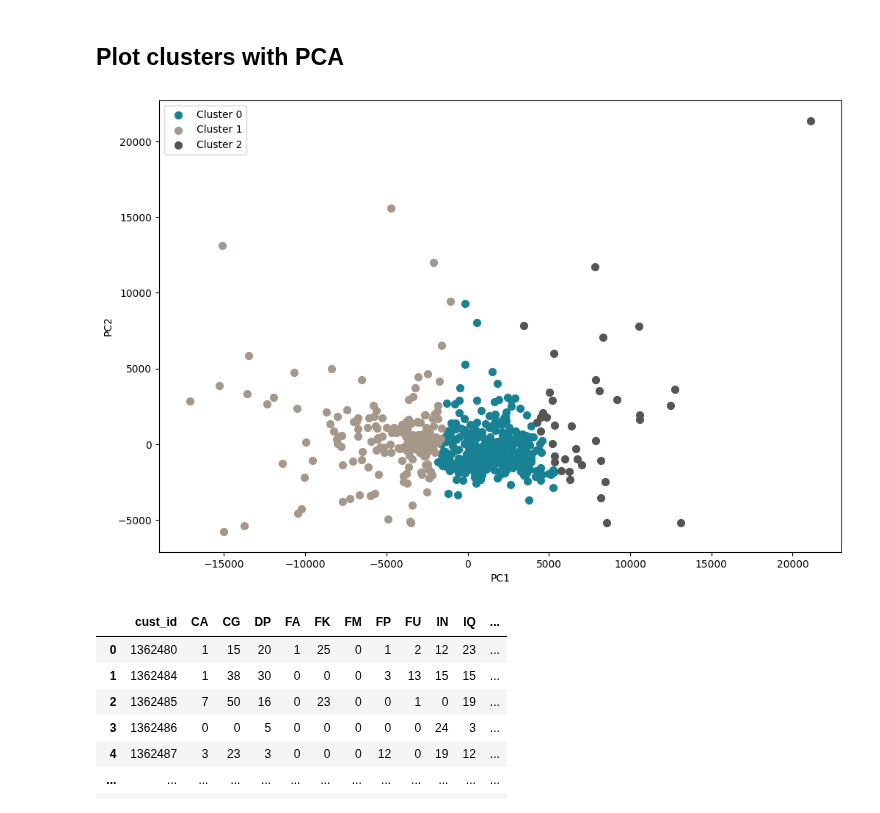
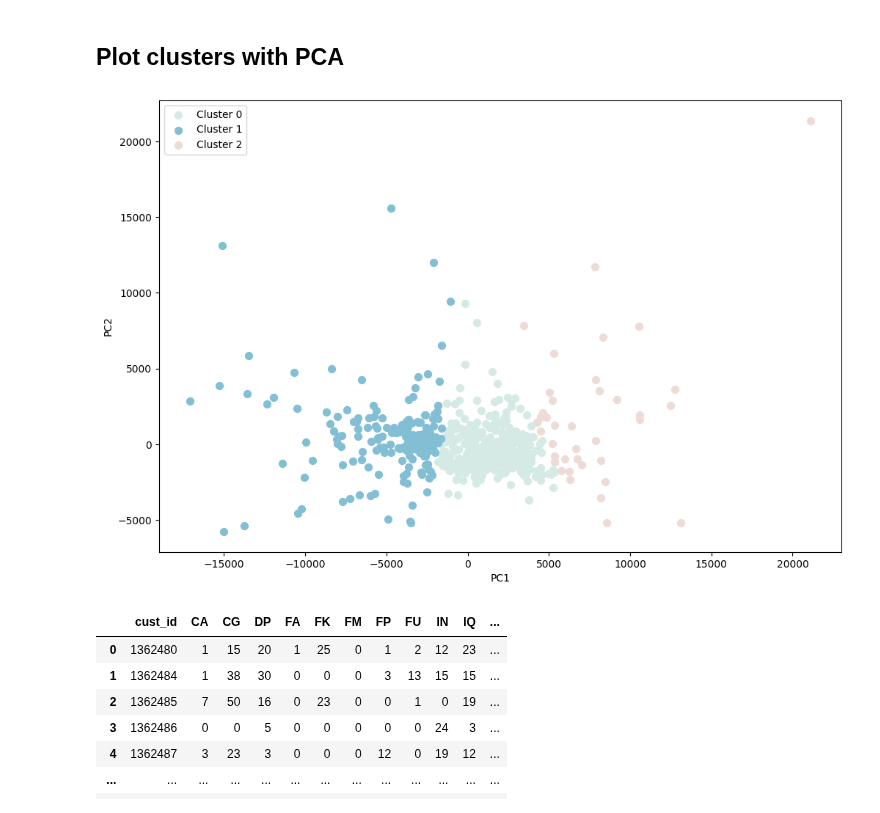
Before and after one commit to btmarsh6/mini-project-III, a Jupyter notebook: Brittany_Good_Clusters.ipynb, the cells around one changed output. Drawn from its saved outputs; the diff is of its cells as text; code cells hidden in the pictures.

```diff
--- a/Brittany_Good_Clusters.ipynb
+++ b/Brittany_Good_Clusters.ipynb
@@ -112,25 +115,26 @@ The default value of `n_init` will change from 10 to 'auto' in 1.4. Set the valu
 # %%
 from sklearn.decomposition import PCA
 import matplotlib.pyplot as plt
 
 # Select relevant columns for PCA
 X = transactions[['interest_amt', 'new_balance', 'principal_amt', 'tran_amt']]
 
 # Apply PCA with 2 components
 pca = PCA(n_components=2)
 X_pca = pca.fit_transform(X)
 
 # Create a scatter plot of the transformed data with cluster labels
-colors = ['#188193', '#a5978a', '#555653', '#b7bfc3', '#79868d', '#35948e', '#075773']
+colors = ['#D5EAE5', '#82BED4', '#EDDBD6']
 for i in range(3):
     plt.scatter(X_pca[cluster_labels==i, 0], X_pca[cluster_labels==i, 1], s=50, c=colors[i], label='Cluster '+str(i))
 
 plt.xlabel('PC1')
 plt.ylabel('PC2')
 plt.legend()
+plt.savefig('BH_PCA_cluster_transactions_df.png')
 plt.show()
 # %% [output]
-[figure, old version]
+[figure, new version]
 # %%
 transactions_copy.head(100)
 # %% [output]
```
Also changed, not shown: parts of 14 cells of this notebook, 5 other files.
